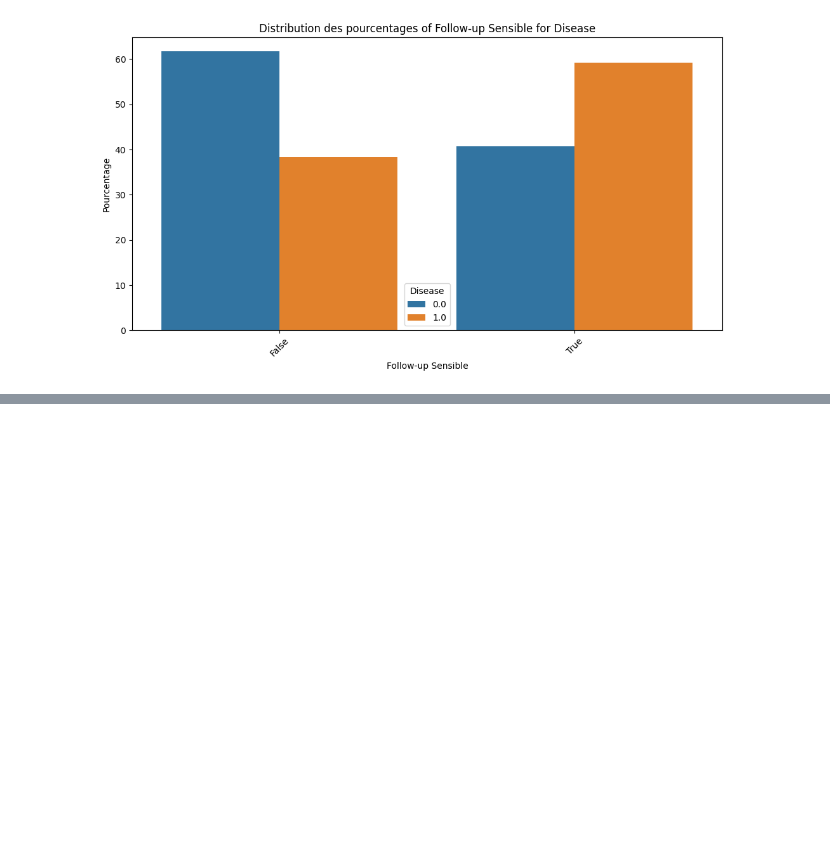
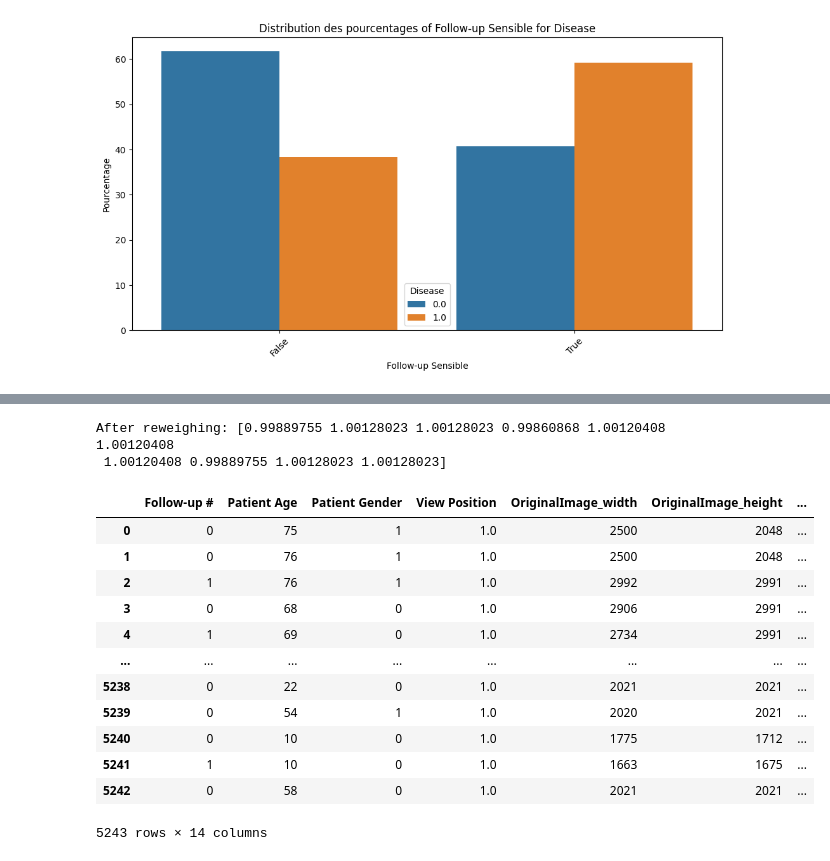
Before and after one commit to lenorabuggenhoudt/Fairness, a Jupyter notebook: project.ipynb, the cells around one changed output, grey strips where cells are left out. Drawn from its saved outputs; the diff is of its cells as text; code cells hidden in the pictures; blank space fills up the shorter version.

Commit message:
Reweighing

```diff
--- a/project.ipynb
+++ b/project.ipynb
@@ -396,3 +408,24 @@ Display_categorical_hist_percent2('Follow-up Sensible', 'Disease')
+# %%
+# Define privileged and unprivileged groups (for gender bias)
+privileged_groups = [{'Patient Gender': 1}]  # Males
+unprivileged_groups = [{'Patient Gender': 0}]  # Females
+# %%
+
+# Convert dataset to AIF360 format
+MyDataset = StandardDataset(
+    df=df_filtered_numeric,
+    label_name="Disease",
+    favorable_classes=[1],  # 1 = Disease present
+    protected_attribute_names=["Patient Gender"], # 1 = Male, privileged class is Male
+    privileged_classes=[[1]],
+    instance_weights_name="WEIGHTS",
+    categorical_features=["View Position"],
+    features_to_keep=[],
+    features_to_drop=[],
+    na_values=["?", "Unknown/Invalid"],
+    custom_preprocessing=None,
+    metadata=None,
+)
 # %%
 from aif360.algorithms.preprocessing import *
 
@@ -404,4 +454,3 @@ print("Before reweighing:", dataset_val.instance_weights[:10])
-# %%
-RW.fit(dataset_train)
-dataset_transf_train = RW.transform(dataset_train)
-dataset_transf_val = RW.transform(dataset_val)
+# %%
+RW.fit(MyDataset)
+dataset_transformed = RW.transform(MyDataset)
@@ -408,2 +460,5 @@ dataset_transf_val = RW.transform(dataset_val)
 # %%
-print("After reweighing:", dataset_transf_val.instance_weights[:10])
+print("After reweighing:", dataset_transformed.instance_weights[:10])
+# %% [output]
+After reweighing: [0.99889755 1.00128023 1.00128023 0.99860868 1.00120408 1.00120408
+ 1.00120408 0.99889755 1.00128023 1.00128023]
@@ -421,0 +465,25 @@ model_rw.score(X_data_val, y_data_val), model_rw.score(X_data_val, y_data_val, s
+# %%
+# Extract the original and transformed weights
+df_comparison = df_filtered_numeric.copy()  # Copy original dataframe
+
+# Add original weights
+df_comparison["Original Weights"] = MyDataset.instance_weights
+
+# Add transformed weights
+df_comparison["Transformed Weights"] = dataset_transformed.instance_weights
+
+df_comparison
+# %% [output]
+|  | Follow-up # | Patient Age | Patient Gender | View Position | OriginalImage_width | OriginalImage_height | ... |
+| 0 | 0 | 75 | 1 | 1.0 | 2500 | 2048 | ... |
+| 1 | 0 | 76 | 1 | 1.0 | 2500 | 2048 | ... |
+| 2 | 1 | 76 | 1 | 1.0 | 2992 | 2991 | ... |
+| 3 | 0 | 68 | 0 | 1.0 | 2906 | 2991 | ... |
+| 4 | 1 | 69 | 0 | 1.0 | 2734 | 2991 | ... |
+| ... | ... | ... | ... | ... | ... | ... | ... |
+| 5238 | 0 | 22 | 0 | 1.0 | 2021 | 2021 | ... |
+| 5239 | 0 | 54 | 1 | 1.0 | 2020 | 2021 | ... |
+| 5240 | 0 | 10 | 0 | 1.0 | 1775 | 1712 | ... |
+| 5241 | 1 | 10 | 0 | 1.0 | 1663 | 1675 | ... |
+| 5242 | 0 | 58 | 0 | 1.0 | 2021 | 2021 | ... |
+5243 rows × 14 columns
```
Also changed, not shown: parts of 10 cells of this notebook, 1 other file.
